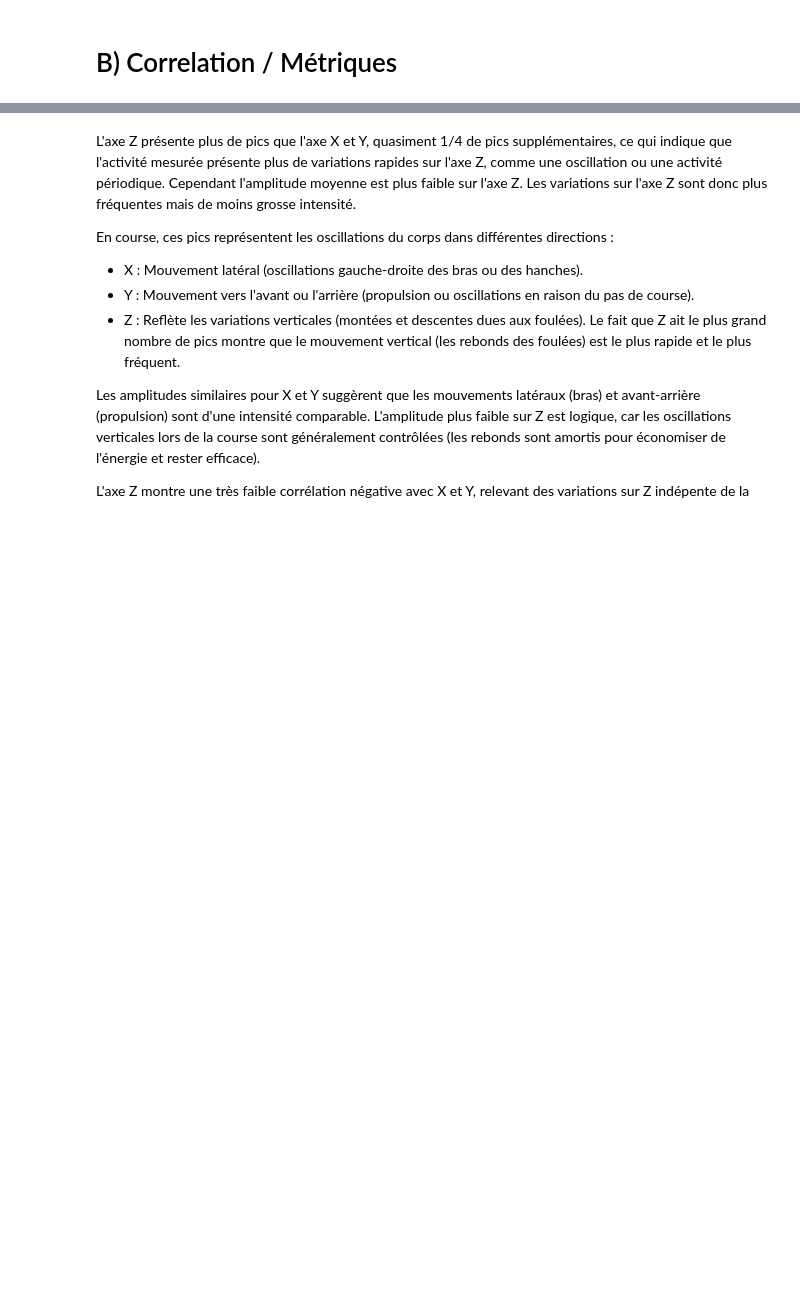
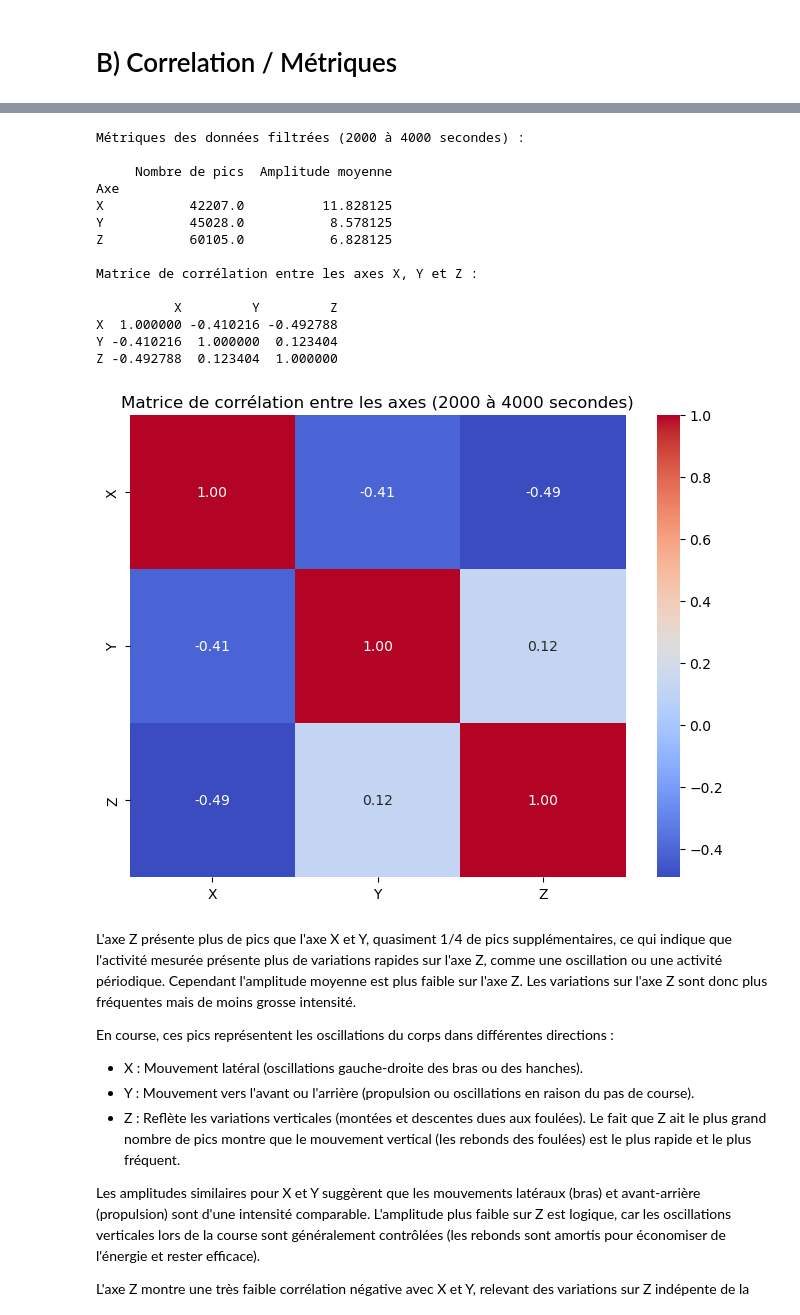
Before and after one commit to leyah-sa/AX3-Project, a Jupyter notebook: notebooks/Non-smoker/B) Correlaiton-matrix.ipynb, the cells around one changed output, grey strips where cells are left out. Saved outputs shown, nothing was run; the diff lists cells and outputs as text; code cells hidden in the pictures; blank space fills up the shorter version.

```diff
--- a/notebooks/Non-smoker/B) Correlaiton-matrix.ipynb
+++ b/notebooks/Non-smoker/B) Correlaiton-matrix.ipynb
@@ -166,3 +53,72 @@ plt.show()
+# %%
+import pandas as pd
+import numpy as np
+
+# Fonction pour calculer des métriques de base
+def calculate_metrics(signal):
+    """
+    Calcule les métriques pour un signal donné :
+    - Nombre de pics (approximation avec une méthode simplifiée).
+    - Amplitude moyenne (écart entre le max et le min).
+
+    Parameters:
+        signal (pandas.Series): Signal pour lequel les métriques seront calculées.
+
+    Returns:
+        dict: Dictionnaire avec le nombre de pics et l'amplitude moyenne.
+    """
+    # Nombre de pics (approximation basée sur la dérivée)
+    peaks = ((signal.values[1:-1] > signal.values[:-2]) &
+             (signal.values[1:-1] > signal.values[2:]))
+    num_peaks = np.sum(peaks)
+
+    # Amplitude moyenne
+    mean_amplitude = signal.max() - signal.min()
+
+    return {'Nombre de pics': num_peaks, 'Amplitude moyenne': mean_amplitude}
+
+# Calcul des métriques pour chaque axe
+metrics = {}
+for axis in ['X', 'Y', 'Z']:
+    metrics[axis] = calculate_metrics(data_filtered[axis])
+
+# Afficher les métriques sous forme de DataFrame pour plus de lisibilité
+metrics_df = pd.DataFrame(metrics).T
+metrics_df.index.name = 'Axe'
+print("Métriques des données filtrées (2000 à 4000 secondes) :\n")
+print(metrics_df)
+
+# Calculer les corrélations entre les axes X, Y et Z
+correlations = data_filtered[['X', 'Y', 'Z']].corr()
+
+# Afficher la matrice de corrélation
+print("\nMatrice de corrélation entre les axes X, Y et Z :\n")
+print(correlations)
+
+# Visualiser la matrice de corrélation avec un heatmap
+import seaborn as sns
+import matplotlib.pyplot as plt
+
+plt.figure(figsize=(8, 6))
+sns.heatmap(correlations, annot=True, cmap='coolwarm', fmt='.2f', cbar=True)
+plt.title("Matrice de corrélation entre les axes (2000 à 4000 secondes)")
+plt.show()
+# %% [output]
+Métriques des données filtrées (2000 à 4000 secondes) :
+
+     Nombre de pics  Amplitude moyenne
+Axe
+X           42207.0          11.828125
+Y           45028.0           8.578125
+Z           60105.0           6.828125
+
+Matrice de corrélation entre les axes X, Y et Z :
+
+          X         Y         Z
+X  1.000000 -0.410216 -0.492788
+Y -0.410216  1.000000  0.123404
+Z -0.492788  0.123404  1.000000
+[figure, added]
 # %% [markdown]
 L'axe Z présente plus de pics que l'axe X et Y, quasiment 1/4 de pics supplémentaires, ce qui indique que l'activité mesurée présente plus de variations rapides sur l'axe Z, comme une oscillation ou une activité périodique.
 Cependant l'amplitude moyenne est plus faible sur l'axe Z. Les variations sur l'axe Z sont donc plus fréquentes mais de moins grosse intensité.
```
Also changed, not shown: parts of 6 cells of this notebook.
